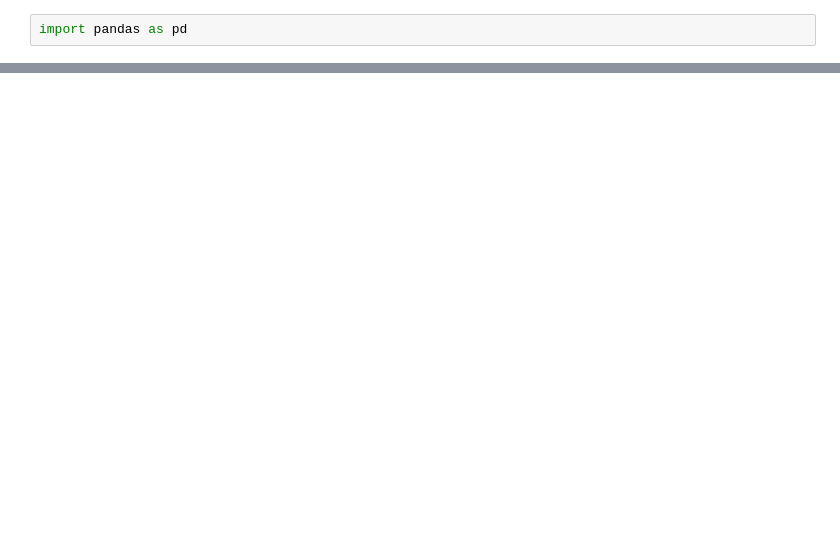
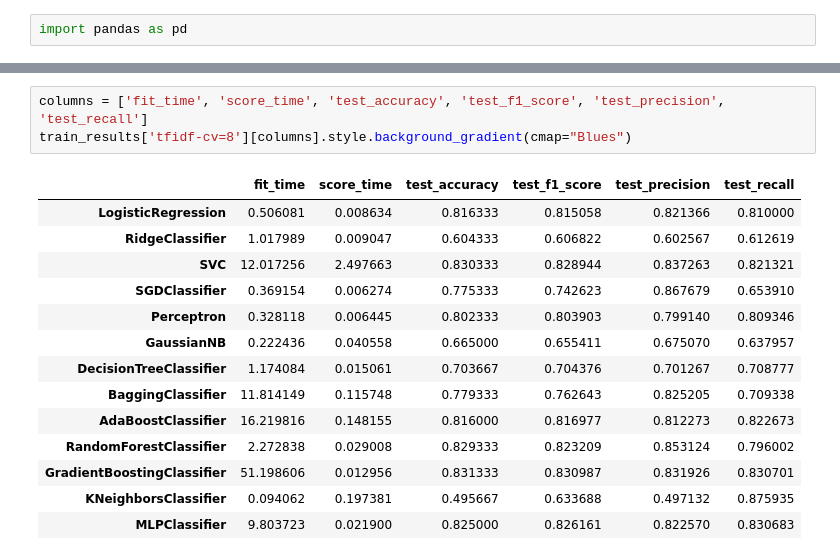
Before and after one commit to yvonne-yiqin-zhang/GPT_Generated_Text_Detection, a Jupyter notebook: result_analysis.ipynb, the cells around one changed output, grey strips where cells are left out. Cells and saved outputs as stored; diff of their text form; blank space fills up the shorter version.

```diff
--- a/result_analysis.ipynb
+++ b/result_analysis.ipynb
@@ -39,0 +97,18 @@ dtype: float64
+# %%
+columns = ['fit_time', 'score_time', 'test_accuracy', 'test_f1_score', 'test_precision', 'test_recall']
+train_results['tfidf-cv=8'][columns].style.background_gradient(cmap="Blues")
+# %% [output]
+|  | fit_time | score_time | test_accuracy | test_f1_score | test_precision | test_recall |
+| LogisticRegression | 0.506081 | 0.008634 | 0.816333 | 0.815058 | 0.821366 | 0.810000 |
+| RidgeClassifier | 1.017989 | 0.009047 | 0.604333 | 0.606822 | 0.602567 | 0.612619 |
+| SVC | 12.017256 | 2.497663 | 0.830333 | 0.828944 | 0.837263 | 0.821321 |
+| SGDClassifier | 0.369154 | 0.006274 | 0.775333 | 0.742623 | 0.867679 | 0.653910 |
+| Perceptron | 0.328118 | 0.006445 | 0.802333 | 0.803903 | 0.799140 | 0.809346 |
+| GaussianNB | 0.222436 | 0.040558 | 0.665000 | 0.655411 | 0.675070 | 0.637957 |
+| DecisionTreeClassifier | 1.174084 | 0.015061 | 0.703667 | 0.704376 | 0.701267 | 0.708777 |
+| BaggingClassifier | 11.814149 | 0.115748 | 0.779333 | 0.762643 | 0.825205 | 0.709338 |
+| AdaBoostClassifier | 16.219816 | 0.148155 | 0.816000 | 0.816977 | 0.812273 | 0.822673 |
+| RandomForestClassifier | 2.272838 | 0.029008 | 0.829333 | 0.823209 | 0.853124 | 0.796002 |
+| GradientBoostingClassifier | 51.198606 | 0.012956 | 0.831333 | 0.830987 | 0.831926 | 0.830701 |
+| KNeighborsClassifier | 0.094062 | 0.197381 | 0.495667 | 0.633688 | 0.497132 | 0.875935 |
+| MLPClassifier | 9.803723 | 0.021900 | 0.825000 | 0.826161 | 0.822570 | 0.830683 |
```
Also changed, not shown: parts of 23 cells of this notebook, 35 other files.
